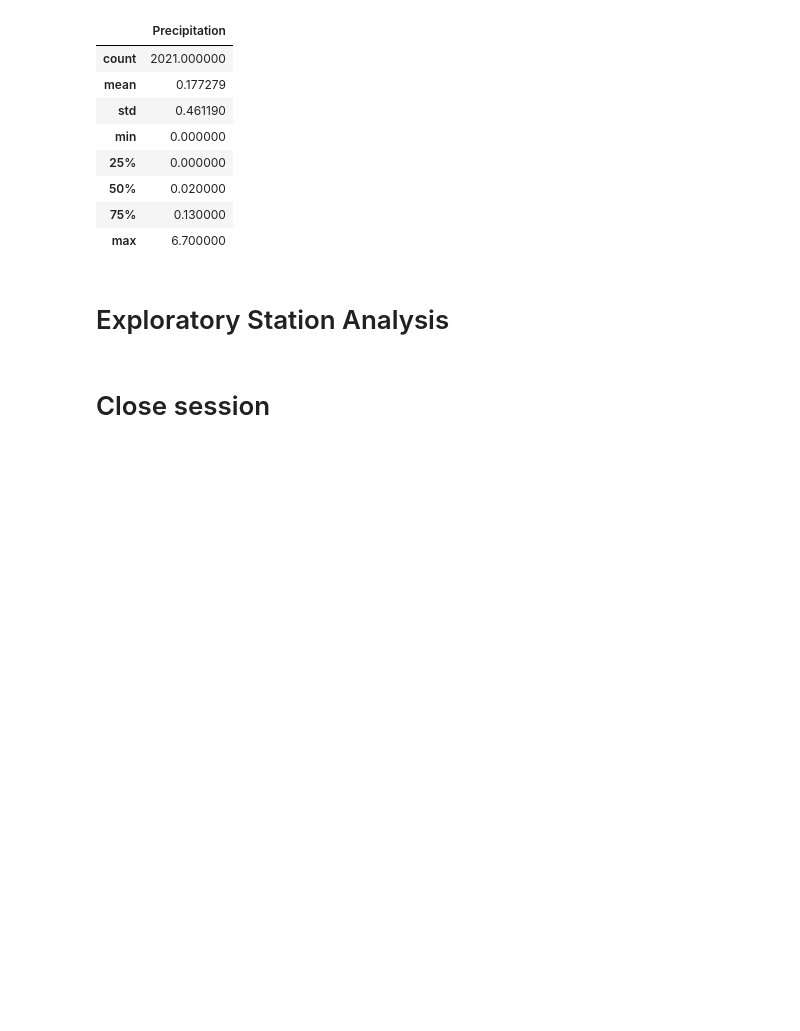
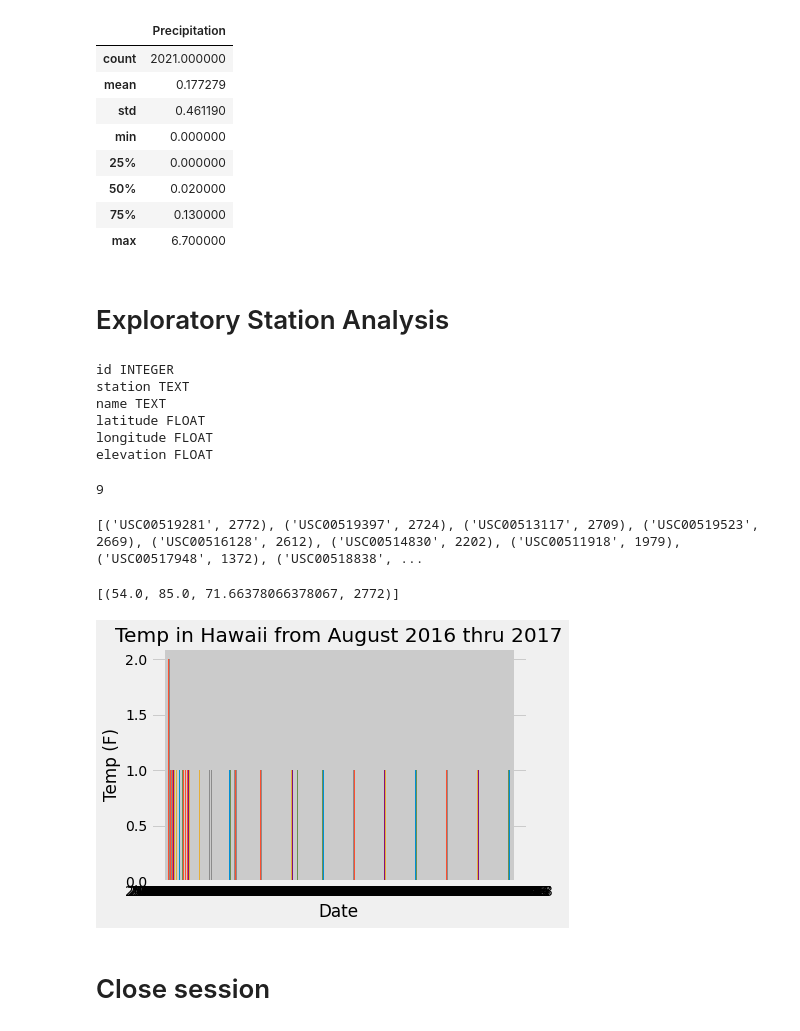
Before and after one commit to pspitzer86/SQLAlchemy-Challenge, a Jupyter notebook: WeatherPy2.ipynb, the cells around one changed output. Drawn from its saved outputs; the diff is of its cells as text; code cells hidden in the pictures; blank space fills up the shorter version.

Commit message:
station temp

```diff
--- a/WeatherPy2.ipynb
+++ b/WeatherPy2.ipynb
@@ -113,16 +113,64 @@ rain_fixed.describe()
 | max | 6.700000 |
 # %% [markdown]
 # Exploratory Station Analysis
+# %%
+# Inspect the class to find the column names and types
+
+inspector = inspect(engine)
+columns = inspector.get_columns('Station')
+for column in columns:
+    print(column["name"], column["type"])
+# %% [output]
+id INTEGER
+station TEXT
+name TEXT
+latitude FLOAT
+longitude FLOAT
+elevation FLOAT
 # %%
 # Design a query to calculate the total number stations in the dataset
+num_stations = session.query(Station.id).count()
+print(num_stations)
+# %% [output]
+9
 # %%
 # Design a query to find the most active stations (i.e. what stations have the most rows?)
 # List the stations and the counts in descending order.
+
+most_active = session.query(Measurement.station, func.count(Measurement.station)).\
+        group_by(Measurement.station).\
+        order_by(func.count(Measurement.station).desc()).all()
+print(most_active)
+# %% [output]
+[('USC00519281', 2772), ('USC00519397', 2724), ('USC00513117', 2709), ('USC00519523', 2669), ('USC00516128', 2612), ('USC00514830', 2202), ('USC00511918', 1979), ('USC00517948', 1372), ('USC00518838', ...
 # %%
 # Using the most active station id from the previous query, calculate the lowest, highest, and average temperature.
+
+most_active_info = session.query(func.min(Measurement.tobs), func.max(Measurement.tobs), func.avg(Measurement.tobs), func.count(Measurement.tobs)).\
+                                filter(Measurement.station == 'USC00519281').all()
+print(most_active_info)
+# %% [output]
+[(54.0, 85.0, 71.66378066378067, 2772)]
 # %%
 # Using the most active station id
 # Query the last 12 months of temperature observation data for this station and plot the results as a histogram
+
+temp_year = session.query(Measurement.date, Measurement.tobs).\
+        filter(Measurement.date <= recent_date).\
+        filter(Measurement.date >= query_date).\
+        filter(Measurement.station == 'USC00519281').\
+        order_by(Measurement.date).all()
+
+
+plt.hist(temp_year, bins = 12, histtype='bar')
+
+plt.title('Temp in Hawaii from August 2016 thru 2017')
+plt.xlabel('Date')
+plt.ylabel('Temp (F)')
+
+plt.show()
+# %% [output]
+[figure, added]
 # %% [markdown]
 # Close session
 # %%
```
